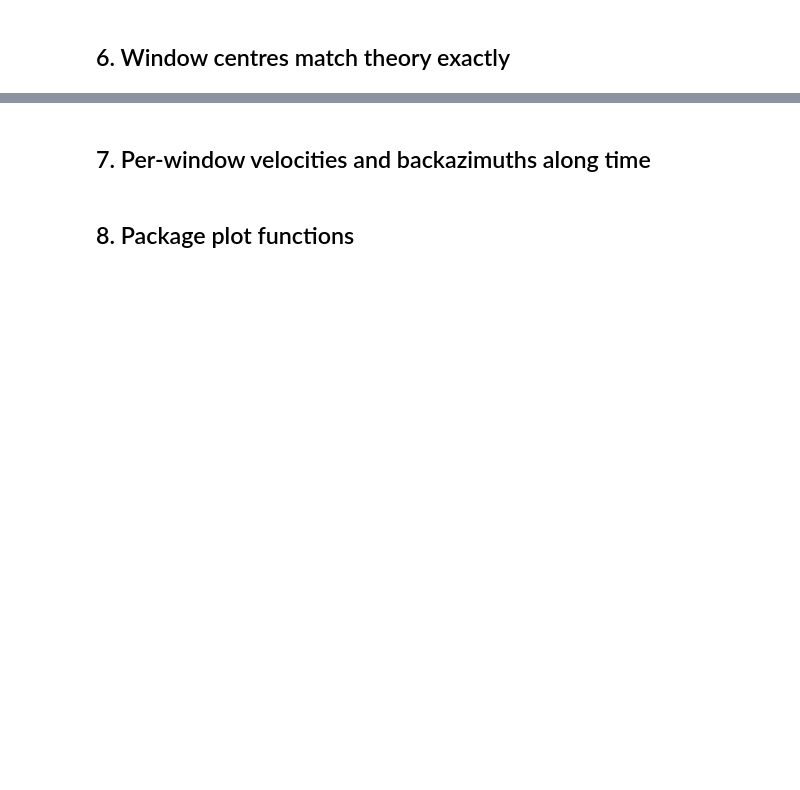
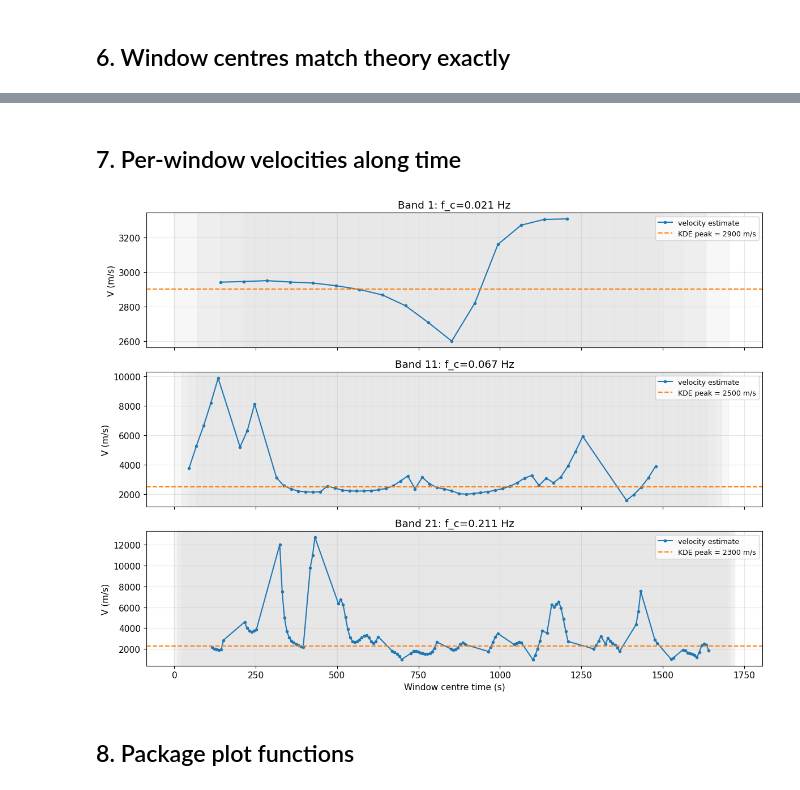
Before and after one commit to andbrocode/SixDegreesOfFreedom, a Jupyter notebook: examples/dispersion_validation_demo.ipynb, the cells around one changed output, grey strips where cells are left out. Saved outputs shown, nothing was run; the diff lists cells and outputs as text; code cells hidden in the pictures; blank space fills up the shorter version.

```diff
--- a/examples/dispersion_validation_demo.ipynb
+++ b/examples/dispersion_validation_demo.ipynb
@@ -278,31 +322,35 @@ plt.show()
 # %% [markdown]
-## 7. Per-window velocities and backazimuths along time
+## 7. Per-window velocities along time
 # %%
 fig, axes = plt.subplots(len(pick), 1, figsize=(12, 3*len(pick)), sharex=True)
 if len(pick) == 1:
     axes = [axes]
 
 for ax, bi in zip(axes, pick):
     band = bands[bi]
     tw = band["time_window"]
     intervals = window_intervals(len(band["filtered_rot"][0].data), SR, tw, TIME_WINDOW_OVERLAP)
 
     for j, (t0, t1, _) in enumerate(intervals):
         ax.axvspan(t0, t1, color="0.9", alpha=0.5 if j % 2 else 0.3)
 
     v = band["velocities"]
     t = band["times"]
     valid = ~np.isnan(v)
-    ax.plot(t[valid], v[valid], "o-", color="tab:blue", label="velocity estimate")
-    ax.axhline(TRUE_VELOCITY, color="tab:green", ls=":", lw=2, label=f"true V = {TRUE_VELOCITY:.0f} m/s")
+    ax.plot(t[valid], v[valid], "o-", color="tab:blue", ms=3, label="velocity estimate")
+    if not np.isnan(band["kde_peak_velocity"]):
+        ax.axhline(band["kde_peak_velocity"], color="tab:orange", ls="--", lw=1.5,
+                   label=f"KDE peak = {band['kde_peak_velocity']:.0f} m/s")
     ax.set_ylabel("V (m/s)")
-    ax.set_title(f"Band {bi+1}: f_c={band['f_center']:.3f} Hz, KDE peak={band['kde_peak_velocity']:.0f} m/s")
-    ax.legend(loc="upper right")
+    ax.set_title(f"Band {bi+1}: f_c={band['f_center']:.3f} Hz")
+    ax.legend(loc="upper right", fontsize=9)
     ax.grid(True, alpha=0.3)
 
 axes[-1].set_xlabel("Window centre time (s)")
 plt.tight_layout()
 plt.show()
+# %% [output]
+[figure, added]
 # %% [markdown]
 ## 8. Package plot functions
 # %%
```
Also changed, not shown: parts of 21 cells of this notebook, 3 other files.
